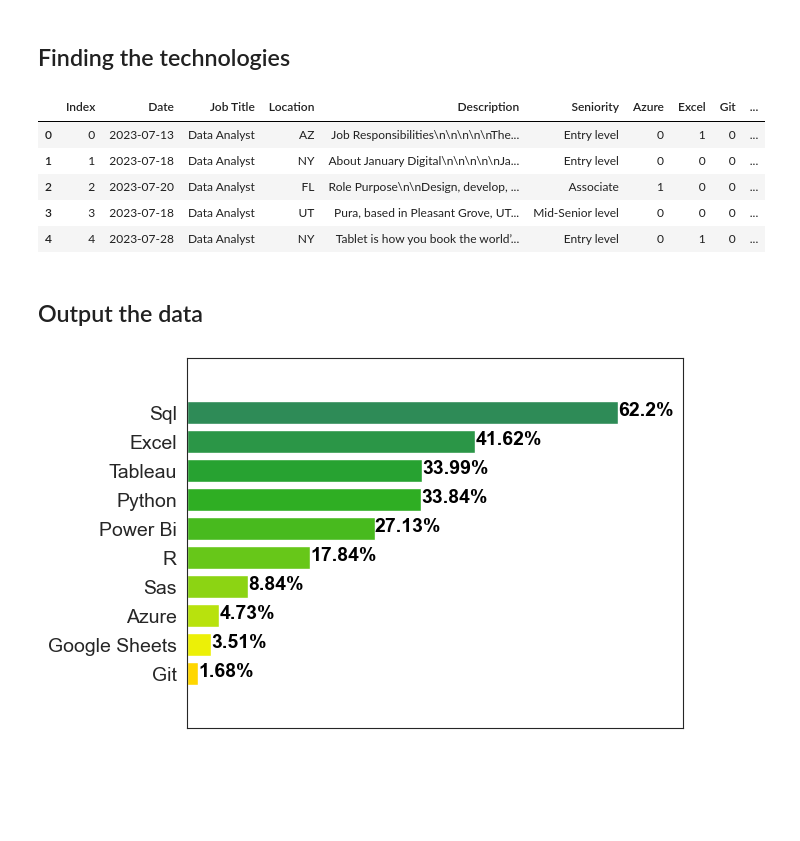
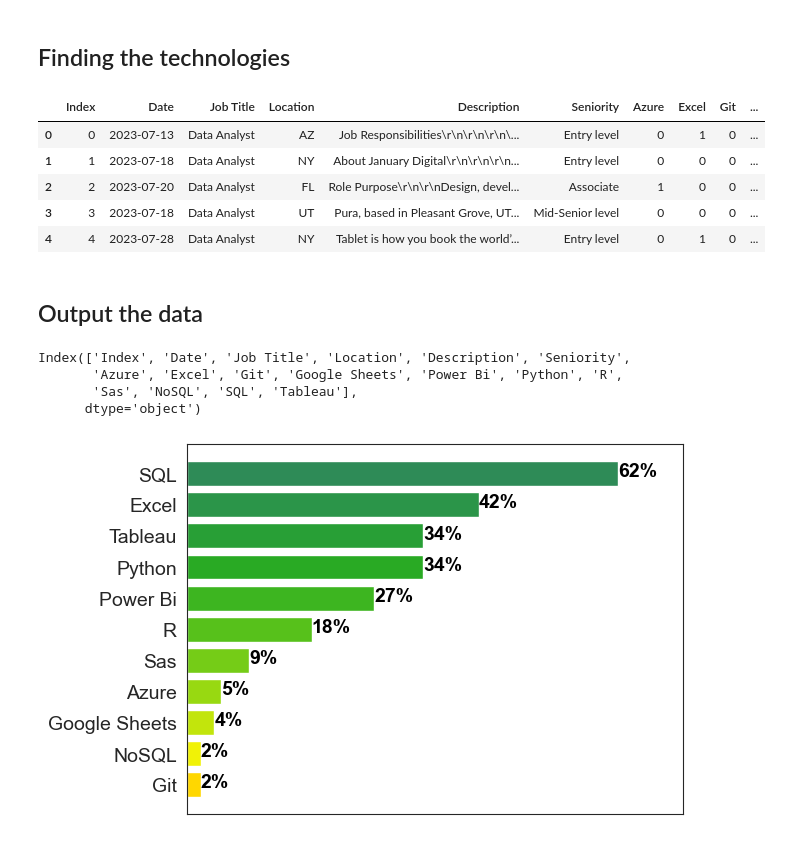
Before and after one commit to FaustoLira/web_scraping_linkedin_jobs_usa, a Jupyter notebook: Step2_data_cleaning.ipynb, the cells around one changed output. Drawn from its saved outputs; the diff is of its cells as text; code cells hidden in the pictures; blank space fills up the shorter version.

Commit message:
Updating the report design

```diff
--- a/Step2_data_cleaning.ipynb
+++ b/Step2_data_cleaning.ipynb
@@ -9,7 +8,7 @@ import matplotlib.pyplot as plt
 import seaborn as sns
 # %%
 # loading the data and droping possible duplicates
-data = pd.read_csv('job_data.csv').drop_duplicates()
+data = pd.read_csv('job_data.csv')
 # %%
 data.shape
 # %% [output]
@@ -25,0 +43,2 @@ data.head()
+# %%
+data.drop_duplicates(inplace=True)
@@ -313,7 +330,8 @@ tec = [
     'Python',
     '[\s|\,|\.\;]r[\s|\,|\.\;]',
     '[\s|\,|\.\;]sas[\s|\,|\.\;]',
-    'Sql',
+    'NoSQL',
+    '(?<!No)SQL',
     'Tableau'
 ]
 
@@ -327,7 +345,8 @@ data.rename(columns={
     '[\s|\,|\.\;]excel[\s|\,|\.\;]':'Excel',
     '[\s|\,|\.\;]sas[\s|\,|\.\;]':'Sas',
     '[\s|\,|\.\;]r[\s|\,|\.\;]':'R',
-    'Google[\s]{0,1}Sheets' : 'Google Sheets'
+    'Google[\s]{0,1}Sheets' : 'Google Sheets',
+    '(?<!No)SQL' : 'SQL'
 }, inplace=True)
 # %%
 # adding an index column to the dataset
@@ -342,9 +361,9 @@ data = data[cols]
 data.head()
 # %% [output]
 |  | Index | Date | Job Title | Location | Description | Seniority | Azure | Excel | Git | ... |
-| 0 | 0 | 2023-07-13 | Data Analyst | AZ | Job Responsibilities\n\n\n\n\nThe... | Entry level | 0 | 1 | 0 | ... |
-| 1 | 1 | 2023-07-18 | Data Analyst | NY | About January Digital\n\n\n\n\nJa... | Entry level | 0 | 0 | 0 | ... |
-| 2 | 2 | 2023-07-20 | Data Analyst | FL | Role Purpose\n\nDesign, develop, ... | Associate | 1 | 0 | 0 | ... |
+| 0 | 0 | 2023-07-13 | Data Analyst | AZ | Job Responsibilities\r\n\r\n\r\n\... | Entry level | 0 | 1 | 0 | ... |
+| 1 | 1 | 2023-07-18 | Data Analyst | NY | About January Digital\r\n\r\n\r\n... | Entry level | 0 | 0 | 0 | ... |
+| 2 | 2 | 2023-07-20 | Data Analyst | FL | Role Purpose\r\n\r\nDesign, devel... | Associate | 1 | 0 | 0 | ... |
 | 3 | 3 | 2023-07-18 | Data Analyst | UT | Pura, based in Pleasant Grove, UT... | Mid-Senior level | 0 | 0 | 0 | ... |
 | 4 | 4 | 2023-07-28 | Data Analyst | NY | Tablet is how you book the world’... | Entry level | 0 | 1 | 0 | ... |
 # %% [markdown]
@@ -352,9 +371,15 @@ data.head()
 # %%
 # output the data
 data.to_csv('job_data_cleaned.csv', index=False)
+# %%
+data.columns
+# %% [output]
+Index(['Index', 'Date', 'Job Title', 'Location', 'Description', 'Seniority',
+       'Azure', 'Excel', 'Git', 'Google Sheets', 'Power Bi', 'Python', 'R',
+       'Sas', 'NoSQL', 'SQL', 'Tableau'],
+      dtype='object')
 # %%
 # This cell is dedicated to bar graph plotting used in the Dashboard
-
 import matplotlib.pyplot as plt
 import matplotlib as mp
 import numpy as np
@@ -362,9 +387,9 @@ import seaborn as sns
 from colour import Color
 
 # dictionary of total appearances of terms Azure, Excel, Git, Google Sheets, Power Bi, Python, Linguagem R,
-# Sas, Sql e Tableau
-tec = ['Azure', 'Excel', 'Git', 'Google Sheets', 'Power Bi', 'Python', 'R', 'Sas', 'Sql', 'Tableau']
-values = [round(data[item].sum()*100/ data.shape[0],2) for item in tec]
+# Sas, NoSQL, SQL, and Tableau
+tec = ['Azure', 'Excel', 'Git', 'Google Sheets', 'Power Bi', 'Python', 'R', 'Sas', 'NoSQL', 'SQL', 'Tableau']
+values = [round(data[item].sum()*100/ data.shape[0]) for item in tec]
 list_occurrences = dict(zip(tec, values))
 
 # reverse sort dictionary entries by values
@@ -376,33 +401,34 @@ values = list(list_occurrences.values())
 
 # style
 sns.set_style('white')
 
 
 # element positions on the y axis
 y_pos = np.arange(len(tec))
 
 # setting the margins
-plt.margins(0.15)
+plt.margins(x=0.15)
+# plt.subplots_adjust(top=1.55)
 
 # bar colors
 red = Color("gold")
-colors = list(red.range_to(Color("seagreen"),10))
+colors = list(red.range_to(Color("seagreen"), len(tec)))
 colors = [color.rgb for color in colors]
 
 
 # creating the horizontal bars
 plt.barh(y_pos, values, color=colors)
 
 # assigning the names in the y axis
 plt.yticks(y_pos, tec, size = 14)
 
 # remove xticks
 plt.tick_params(labelleft=True, labelbottom=False)
 
 # percent at the end of each bar
 for i in range(len(values)):
     plt.text(x = values[i] , y = y_pos[i]-0.1, s=str(values[i])+'%', size = 14, color='black', fontweight='bold')
 
 plt.show()
 # %% [output]
-[figure, old version]
+[figure, new version]
```
Also changed, not shown: parts of 18 cells of this notebook, 5 other files.
